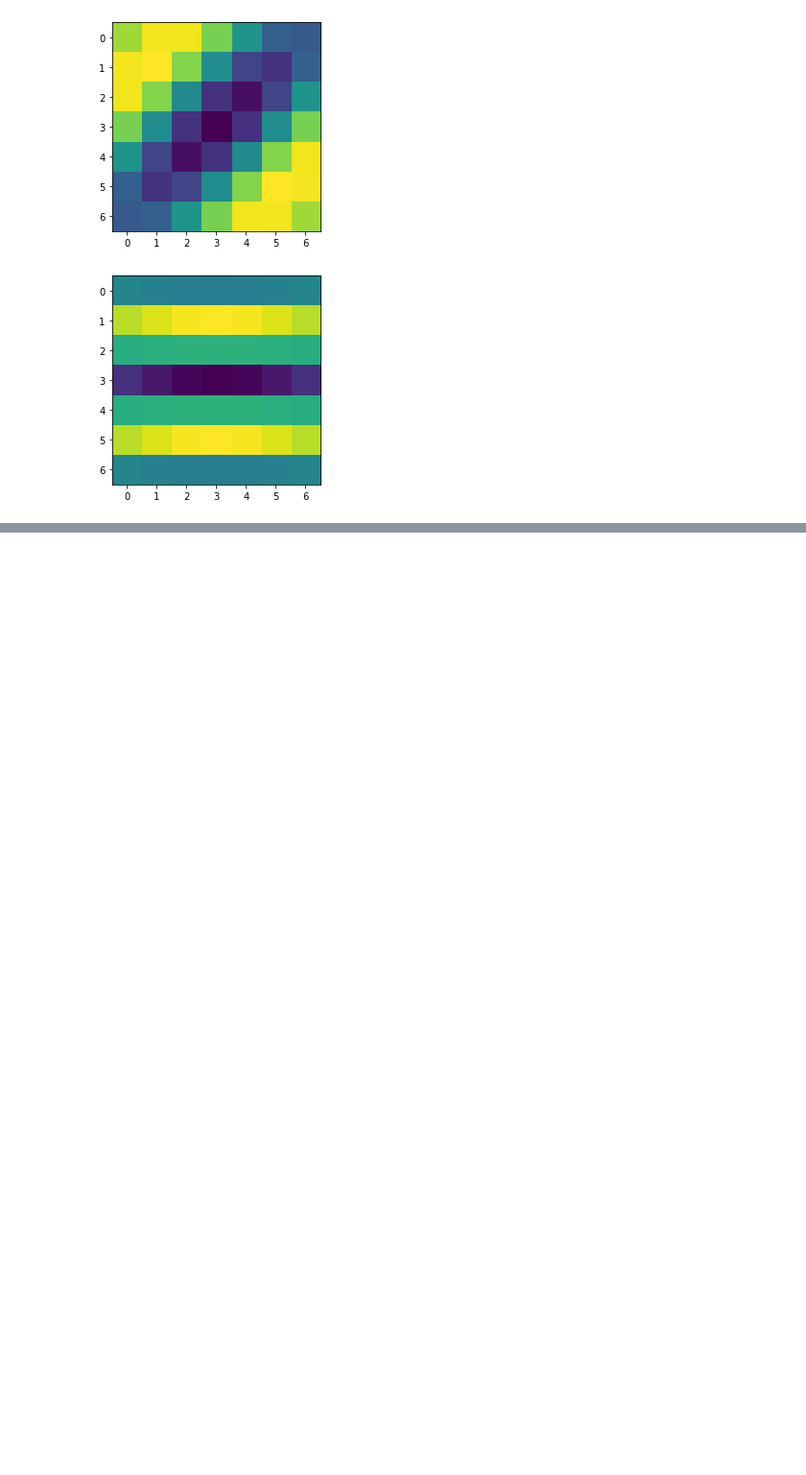
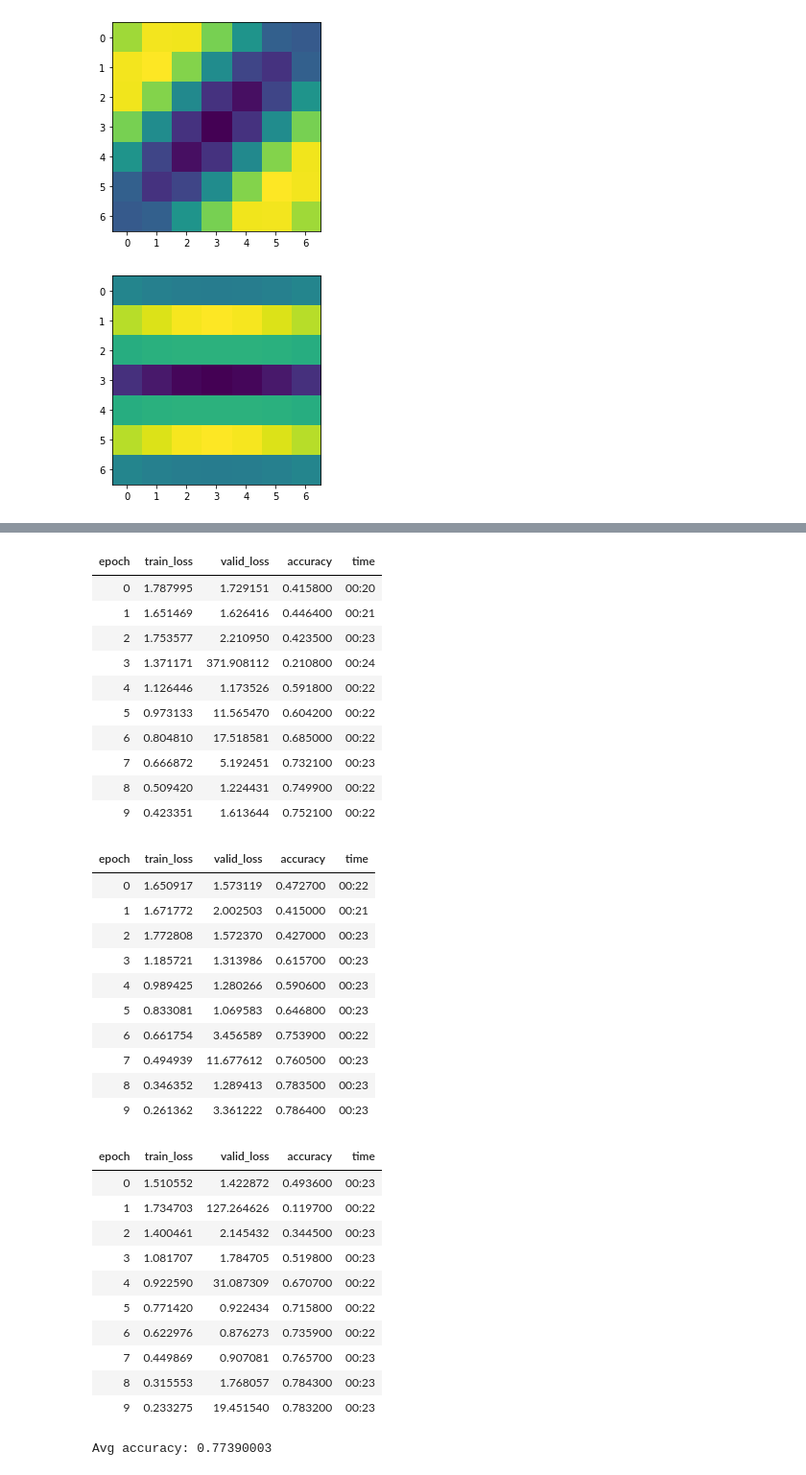
Before and after one commit to JoshVarty/BespokeConvFilters, a Jupyter notebook: 02_GaborFilters.ipynb, the cells around one changed output, grey strips where cells are left out. Shown at 96% size. Cells and saved outputs as stored; diff of their text form; code cells hidden in the pictures; blank space fills up the shorter version.

```diff
--- a/02_GaborFilters.ipynb
+++ b/02_GaborFilters.ipynb
@@ -107,23 +107,27 @@ plt.show()
 # %%
 import torch
 # %%
-weights = torch.zeros((64,7,7,3))
+weights = torch.zeros((64,3,7,7))
 # %%
 #filters = np.expand_dims(filters, -1)
 # %%
 # Set black and white gabor filters
-weights[:16,:,:,0] = torch.from_numpy(filters)
-weights[:16,:,:,1] = torch.from_numpy(filters)
-weights[:16,:,:,2] = torch.from_numpy(filters)
+device = device = torch.device('cuda' if torch.cuda.is_available() else 'cpu')
+
+weights[:16,0,:,:] = torch.from_numpy(filters)
+weights[:16,1,:,:] = torch.from_numpy(filters)
+weights[:16,2,:,:] = torch.from_numpy(filters)
 
 # Set red and green gabor filters
-weights[16:32,:,:,0] = torch.from_numpy(filters)
-weights[16:32,:,:,1] = torch.from_numpy(filters)
+weights[16:32,0,:,:] = torch.from_numpy(filters)
+weights[16:32,1,:,:] = torch.from_numpy(filters)
 
 # Set red and blue gabor filters
-weights[32:48,:,:,0] = torch.from_numpy(filters)
-weights[32:48,:,:,2] = torch.from_numpy(filters)
+weights[32:48,0,:,:] = torch.from_numpy(filters)
+weights[32:48,2,:,:] = torch.from_numpy(filters)
 
 # Set green and blue gabor filters
-weights[48:,:,:,1] = torch.from_numpy(filters)
-weights[48:,:,:,2] = torch.from_numpy(filters)
+weights[48:,1,:,:] = torch.from_numpy(filters)
+weights[48:,2,:,:] = torch.from_numpy(filters)
+
+weights = weights.to(device)
@@ -147,0 +191,52 @@ Clipping input data to the valid range for imshow with RGB data ([0..1] for floa
+# %%
+def trainLearnerWithFilters():
+    data = ImageDataBunch.from_folder(path, valid='test', bs=128)
+    learner = cnn_learner(data, models.resnet50, metrics=accuracy, pretrained=False)
+
+    learner.model[0][0].weight.data = weights
+
+    learner.unfreeze() # train whole network
+    learner.fit_one_cycle(10, max_lr=1e-2)
+    acc = learner.recorder.metrics[-1]
+    return acc
+# %%
+acc1 = trainLearnerWithFilters()
+acc2 = trainLearnerWithFilters()
+acc3 = trainLearnerWithFilters()
+
+print("Avg accuracy:", np.mean((acc1, acc2, acc3)))
+# %% [output]
+| epoch | train_loss | valid_loss | accuracy | time |
+| 0 | 1.787995 | 1.729151 | 0.415800 | 00:20 |
+| 1 | 1.651469 | 1.626416 | 0.446400 | 00:21 |
+| 2 | 1.753577 | 2.210950 | 0.423500 | 00:23 |
+| 3 | 1.371171 | 371.908112 | 0.210800 | 00:24 |
+| 4 | 1.126446 | 1.173526 | 0.591800 | 00:22 |
+| 5 | 0.973133 | 11.565470 | 0.604200 | 00:22 |
+| 6 | 0.804810 | 17.518581 | 0.685000 | 00:22 |
+| 7 | 0.666872 | 5.192451 | 0.732100 | 00:23 |
+| 8 | 0.509420 | 1.224431 | 0.749900 | 00:22 |
+| 9 | 0.423351 | 1.613644 | 0.752100 | 00:22 |
+| epoch | train_loss | valid_loss | accuracy | time |
+| 0 | 1.650917 | 1.573119 | 0.472700 | 00:22 |
+| 1 | 1.671772 | 2.002503 | 0.415000 | 00:21 |
+| 2 | 1.772808 | 1.572370 | 0.427000 | 00:23 |
+| 3 | 1.185721 | 1.313986 | 0.615700 | 00:23 |
+| 4 | 0.989425 | 1.280266 | 0.590600 | 00:23 |
+| 5 | 0.833081 | 1.069583 | 0.646800 | 00:23 |
+| 6 | 0.661754 | 3.456589 | 0.753900 | 00:22 |
+| 7 | 0.494939 | 11.677612 | 0.760500 | 00:23 |
+| 8 | 0.346352 | 1.289413 | 0.783500 | 00:23 |
+| 9 | 0.261362 | 3.361222 | 0.786400 | 00:23 |
+| epoch | train_loss | valid_loss | accuracy | time |
+| 0 | 1.510552 | 1.422872 | 0.493600 | 00:23 |
+| 1 | 1.734703 | 127.264626 | 0.119700 | 00:22 |
+| 2 | 1.400461 | 2.145432 | 0.344500 | 00:23 |
+| 3 | 1.081707 | 1.784705 | 0.519800 | 00:23 |
+| 4 | 0.922590 | 31.087309 | 0.670700 | 00:22 |
+| 5 | 0.771420 | 0.922434 | 0.715800 | 00:22 |
+| 6 | 0.622976 | 0.876273 | 0.735900 | 00:22 |
+| 7 | 0.449869 | 0.907081 | 0.765700 | 00:23 |
+| 8 | 0.315553 | 1.768057 | 0.784300 | 00:23 |
+| 9 | 0.233275 | 19.451540 | 0.783200 | 00:23 |
+Avg accuracy: 0.77390003
```
Also changed, not shown: parts of 8 cells of this notebook.
